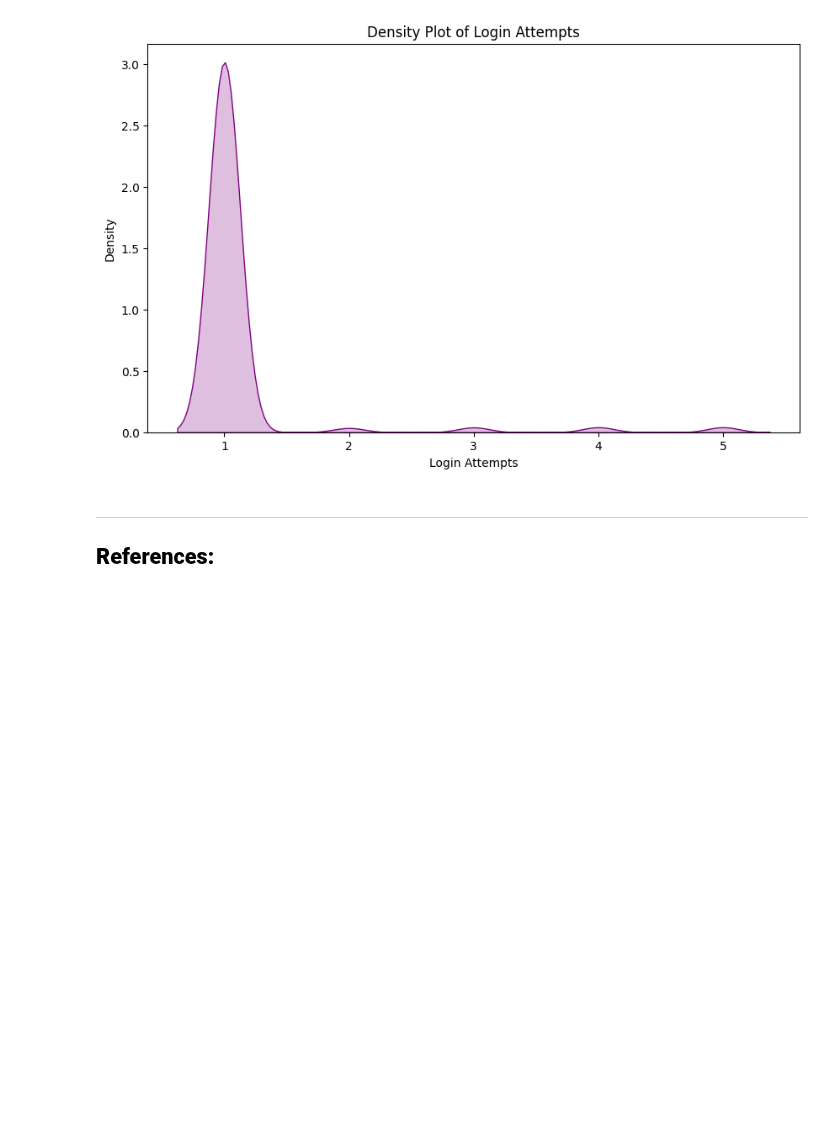
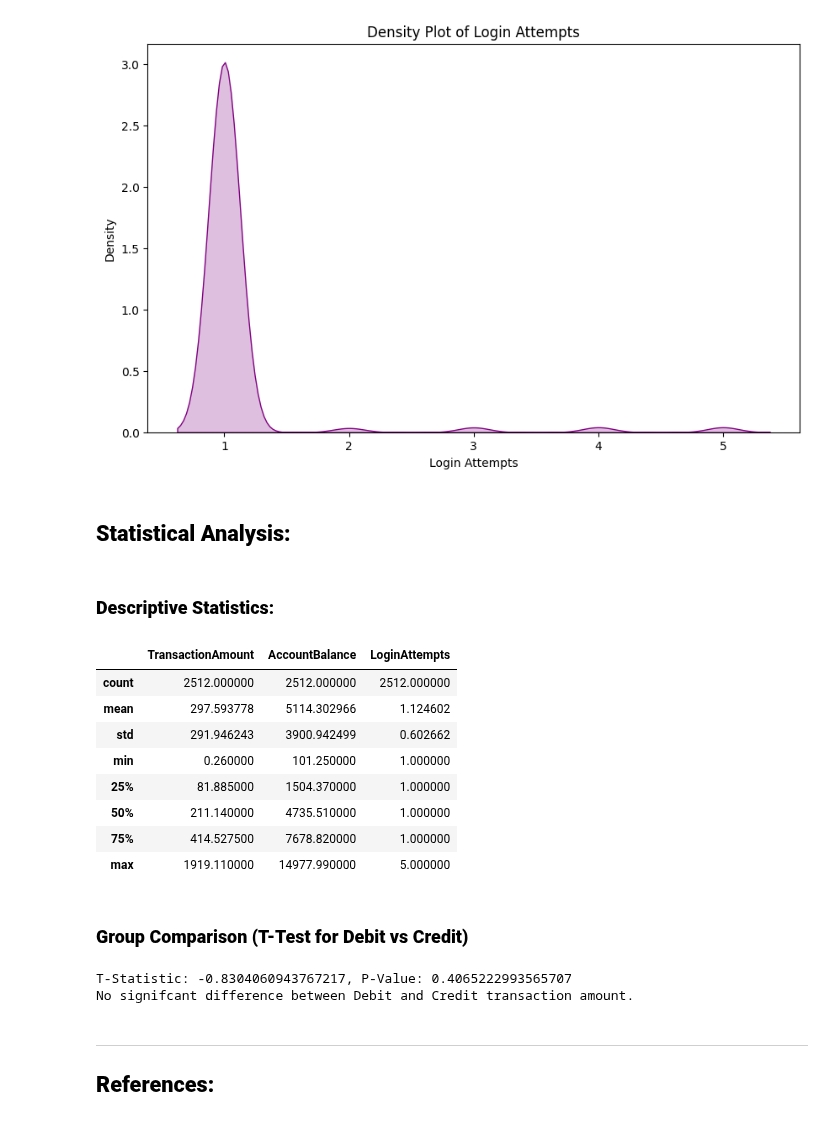
Before and after one commit to briannemcgrath/PFDA, a Jupyter notebook: project/project.ipynb, the cells around one changed output. Saved outputs shown, nothing was run; the diff lists cells and outputs as text; code cells hidden in the pictures; blank space fills up the shorter version.

Commit message:
Performed t-test for Debit v Credit Transaction Amounts

```diff
--- a/project/project.ipynb
+++ b/project/project.ipynb
@@ -26,7 +27,7 @@ ___
 Load the Bank Transaction dataset.
 # %%
 #loading dataset
-df = pd.read_csv('bank_transactions_data_2.csv')
+df = pd.read_csv('data/bank_transactions_data_2.csv')
 # %%
 #reviewing first few rows of dataset
 df.head()
@@ -196,6 +197,43 @@ plt.ylabel('Density')
 plt.show()
 # %% [output]
 [figure]
+# %% [markdown]
+## **Statistical Analysis:**
+# %% [markdown]
+### **Descriptive Statistics:**
+# %%
+# numerical columns
+numerical_col = ['TransactionAmount', 'AccountBalance', 'LoginAttempts']
+df[numerical_col].describe()
+# %% [output]
+|  | TransactionAmount | AccountBalance | LoginAttempts |
+| count | 2512.000000 | 2512.000000 | 2512.000000 |
+| mean | 297.593778 | 5114.302966 | 1.124602 |
+| std | 291.946243 | 3900.942499 | 0.602662 |
+| min | 0.260000 | 101.250000 | 1.000000 |
+| 25% | 81.885000 | 1504.370000 | 1.000000 |
+| 50% | 211.140000 | 4735.510000 | 1.000000 |
+| 75% | 414.527500 | 7678.820000 | 1.000000 |
+| max | 1919.110000 | 14977.990000 | 5.000000 |
+# %% [markdown]
+### **Group Comparison (T-Test for Debit vs Credit)**
+# %%
+# seperate data into two groups: Debit and Credit
+debit = df[df['TransactionType'] == 'Debit']['TransactionAmount']
+credit = df[df['TransactionType'] == 'Credit']['TransactionAmount']
+
+# perform a t-test
+t_stat, p_value = ttest_ind(debit, credit, equal_var=False)
+print(f"T-Statistic: {t_stat}, P-Value: {p_value}")
+
+# interpretation
+if p_value < 0.05:
+    print("Significant difference between Debit and Credit transaction amount.")
+else:
+    print("No signifcant difference between Debit and Credit transaction amount.")
+# %% [output]
+T-Statistic: -0.8304060943767217, P-Value: 0.4065222993565707
+No signifcant difference between Debit and Credit transaction amount.
 # %% [markdown]
 ___
 
```
Also changed, not shown: parts of 2 cells of this notebook.
